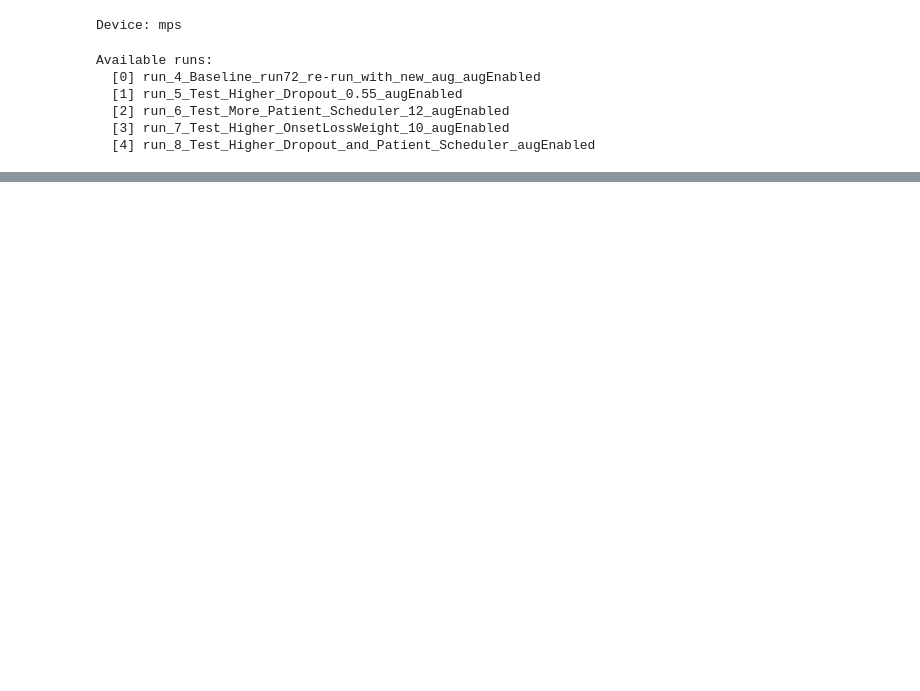
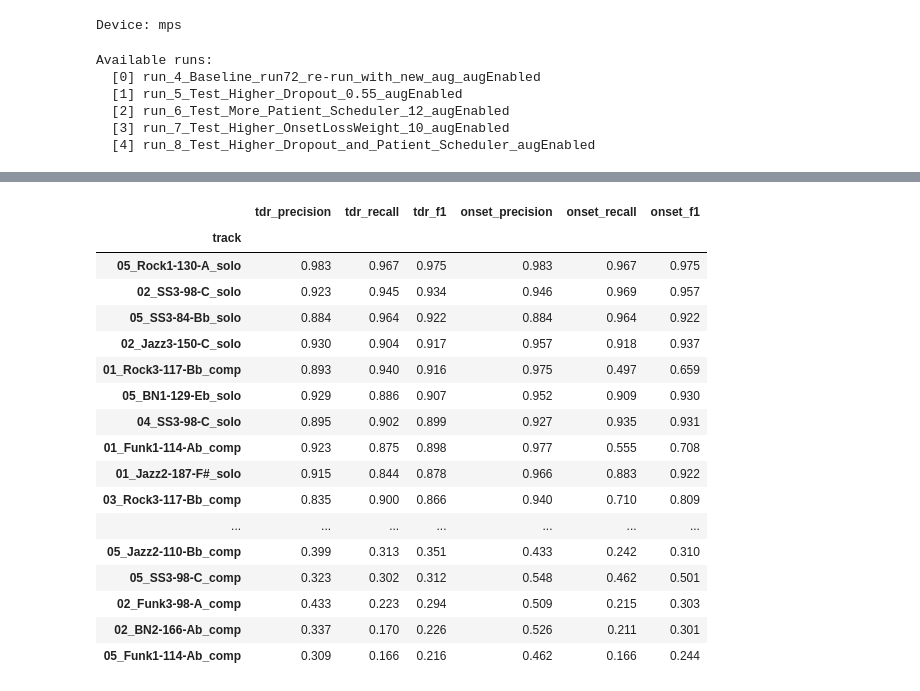
Before and after one commit to JCoji/Tablio, a Jupyter notebook: experiment2.ipynb, the cells around one changed output, grey strips where cells are left out. Cells and saved outputs as stored; diff of their text form; code cells hidden in the pictures; blank space fills up the shorter version.

```diff
--- a/experiment2.ipynb
+++ b/experiment2.ipynb
@@ -268,0 +327,22 @@ Bottom 5 tracks (TDR F1):
+# %%
+# ── Per-track table — Augmented ───────────────────────────────────────────────
+df_aug.set_index('track')[metric_cols].sort_values('tdr_f1', ascending=False).style.format('{:.3f}').background_gradient(cmap='RdYlGn', axis=0)
+# %% [output]
+|  | tdr_precision | tdr_recall | tdr_f1 | onset_precision | onset_recall | onset_f1 |
+| track |  |  |  |  |  |  |
+| 05_Rock1-130-A_solo | 0.983 | 0.967 | 0.975 | 0.983 | 0.967 | 0.975 |
+| 02_SS3-98-C_solo | 0.923 | 0.945 | 0.934 | 0.946 | 0.969 | 0.957 |
+| 05_SS3-84-Bb_solo | 0.884 | 0.964 | 0.922 | 0.884 | 0.964 | 0.922 |
+| 02_Jazz3-150-C_solo | 0.930 | 0.904 | 0.917 | 0.957 | 0.918 | 0.937 |
+| 01_Rock3-117-Bb_comp | 0.893 | 0.940 | 0.916 | 0.975 | 0.497 | 0.659 |
+| 05_BN1-129-Eb_solo | 0.929 | 0.886 | 0.907 | 0.952 | 0.909 | 0.930 |
+| 04_SS3-98-C_solo | 0.895 | 0.902 | 0.899 | 0.927 | 0.935 | 0.931 |
+| 01_Funk1-114-Ab_comp | 0.923 | 0.875 | 0.898 | 0.977 | 0.555 | 0.708 |
+| 01_Jazz2-187-F#_solo | 0.915 | 0.844 | 0.878 | 0.966 | 0.883 | 0.922 |
+| 03_Rock3-117-Bb_comp | 0.835 | 0.900 | 0.866 | 0.940 | 0.710 | 0.809 |
+| ... | ... | ... | ... | ... | ... | ... |
+| 05_Jazz2-110-Bb_comp | 0.399 | 0.313 | 0.351 | 0.433 | 0.242 | 0.310 |
+| 05_SS3-98-C_comp | 0.323 | 0.302 | 0.312 | 0.548 | 0.462 | 0.501 |
+| 02_Funk3-98-A_comp | 0.433 | 0.223 | 0.294 | 0.509 | 0.215 | 0.303 |
+| 02_BN2-166-Ab_comp | 0.337 | 0.170 | 0.226 | 0.526 | 0.211 | 0.301 |
+| 05_Funk1-114-Ab_comp | 0.309 | 0.166 | 0.216 | 0.462 | 0.166 | 0.244 |
```
Also changed, not shown: parts of 19 cells of this notebook, 5 other files.
